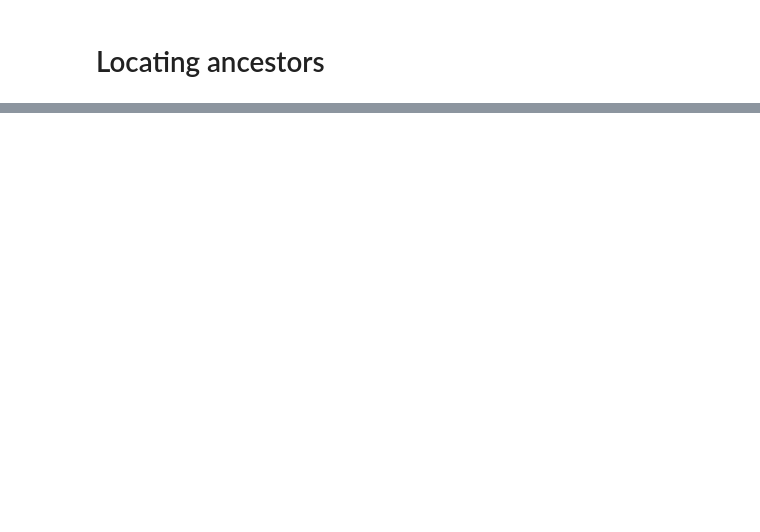
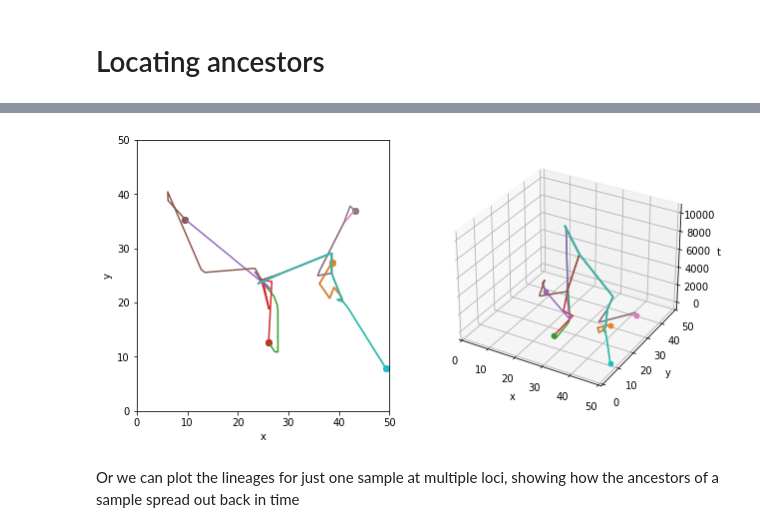
Before and after one commit to mmosmond/sparg, a Jupyter notebook: tutorial.ipynb, the cells around one changed output, grey strips where cells are left out. Saved outputs shown, nothing was run; the diff lists cells and outputs as text; code cells hidden in the pictures; blank space fills up the shorter version.

```diff
--- a/tutorial.ipynb
+++ b/tutorial.ipynb
@@ -130,0 +492,41 @@ os.system(script)
+# %%
+loci = [0] #loci to locate ancestors at
+
+tmrca = np.array(shared_times)[loci][0,0,0,0,0]
+times = [i for i in range(0,int(tmrca),100)] #times we want to locate ancestors
+
+nodes = range(10) #sample nodes we want to locate ancestors of
+
+anc_locs = sparg.locate.locate(nodes=nodes, times=times, locations=locations, shared_times=np.array(shared_times)[loci], samples=np.array(samples)[loci], mles=[mle.x for _ in loci], important=False)
+# %%
+fig = plt.figure(figsize=(10,5))
+ax1 = fig.add_subplot(121)
+ax2 = fig.add_subplot(122, projection='3d')
+
+for i in range(len(nodes)):
+
+    xs = anc_locs[0,:,i,0]
+    ys = anc_locs[0,:,i,1]
+    ts = times
+
+    ax1.scatter(xs[0], ys[0])
+    ax1.plot(xs, ys)
+    ax2.scatter(xs[0], ys[0], ts[0])
+    ax2.plot(xs, ys, ts)
+
+ax1.set_xlim(0,50)
+ax1.set_ylim(0,50)
+ax1.set_xlabel('x')
+ax1.set_ylabel('y')
+
+ax2.set_xlim(0,50)
+ax2.set_ylim(0,50)
+ax2.set_xlabel('x')
+ax2.set_ylabel('y')
+ax2.set_zlabel('t')
+
+plt.show()
+# %% [output]
+[figure, added]
+# %% [markdown]
+Or we can plot the lineages for just one sample at multiple loci, showing how the ancestors of a sample spread out back in time
```
Also changed, not shown: parts of 89 cells of this notebook, 6 other files.
